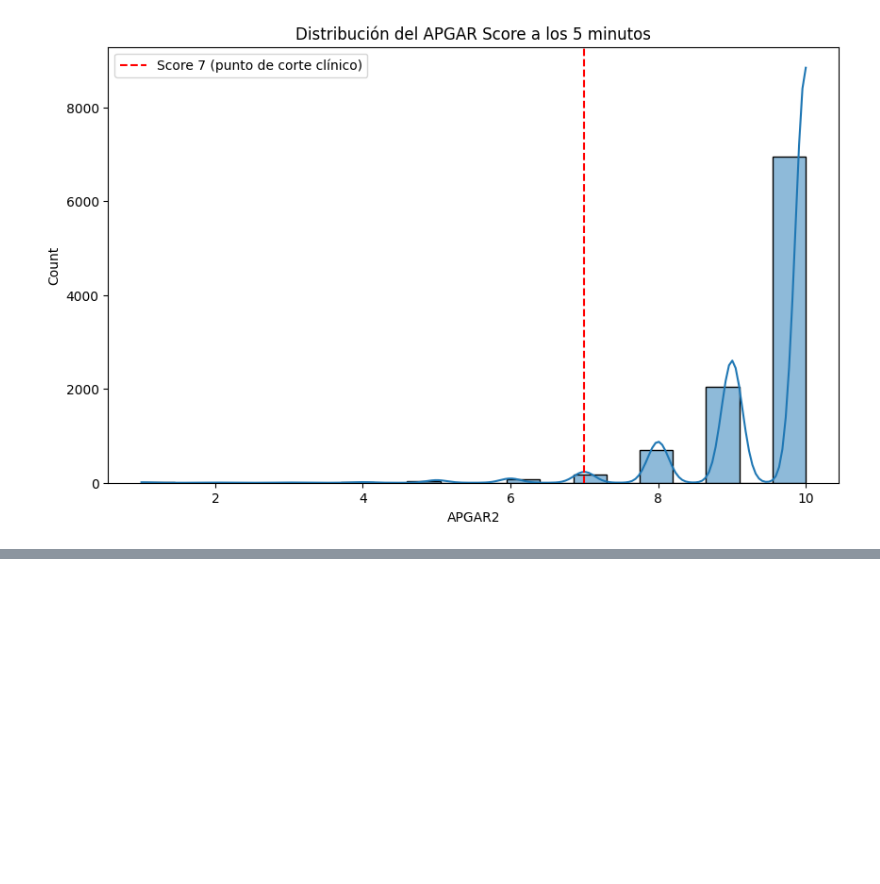
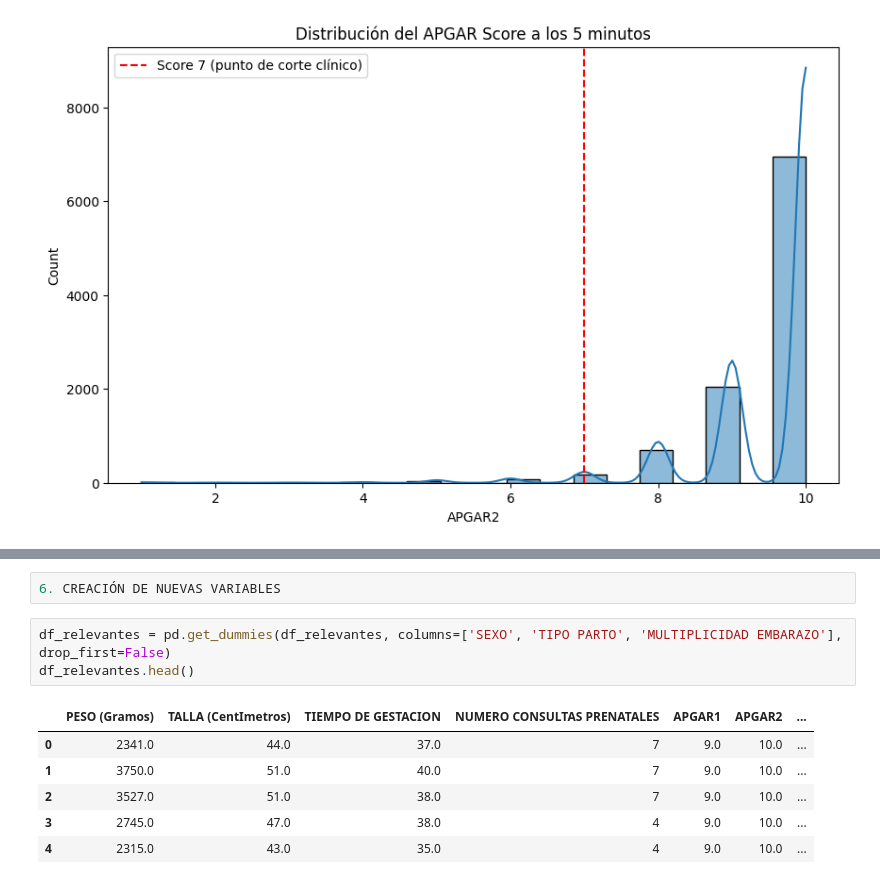
Before and after one commit to botanicalex/mineria_final, a Jupyter notebook: limpieza.ipynb, the cells around one changed output, grey strips where cells are left out. Drawn from its saved outputs; the diff is of its cells as text; blank space fills up the shorter version.

```diff
--- a/limpieza.ipynb
+++ b/limpieza.ipynb
@@ -252,0 +295,12 @@ plt.savefig('apgar2_distribucion.png')
+# %%
+6. CREACIÓN DE NUEVAS VARIABLES
+# %%
+df_relevantes = pd.get_dummies(df_relevantes, columns=['SEXO', 'TIPO PARTO', 'MULTIPLICIDAD EMBARAZO'], drop_first=False)
+df_relevantes.head()
+# %% [output]
+|  | PESO (Gramos) | TALLA (CentImetros) | TIEMPO DE GESTACION | NUMERO CONSULTAS PRENATALES | APGAR1 | APGAR2 | ... |
+| 0 | 2341.0 | 44.0 | 37.0 | 7 | 9.0 | 10.0 | ... |
+| 1 | 3750.0 | 51.0 | 40.0 | 7 | 9.0 | 10.0 | ... |
+| 2 | 3527.0 | 51.0 | 38.0 | 7 | 9.0 | 10.0 | ... |
+| 3 | 2745.0 | 47.0 | 38.0 | 4 | 9.0 | 10.0 | ... |
+| 4 | 2315.0 | 43.0 | 35.0 | 4 | 9.0 | 10.0 | ... |
```
Also changed, not shown: parts of 20 cells of this notebook, 1 other file.
